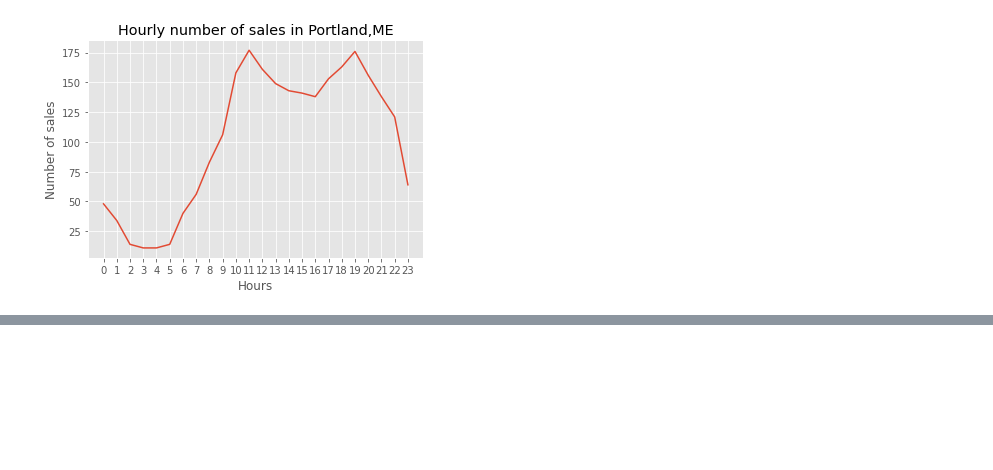
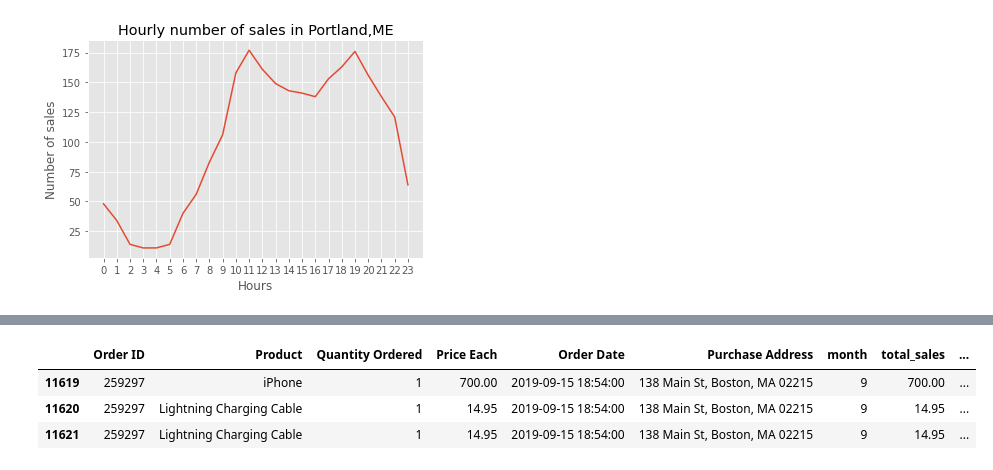
Before and after one commit to dishankkalra23/eCommerce-Sales-Analysis, a Jupyter notebook: Sales-Analysis.ipynb, the cells around one changed output, grey strips where cells are left out. Drawn from its saved outputs; the diff is of its cells as text; code cells hidden in the pictures; blank space fills up the shorter version.

```diff
--- a/Sales-Analysis.ipynb
+++ b/Sales-Analysis.ipynb
@@ -404,0 +427,7 @@ plt.show()
+# %%
+all_data[all_data['Order ID'] == 259297]
+# %% [output]
+|  | Order ID | Product | Quantity Ordered | Price Each | Order Date | Purchase Address | month | total_sales | ... |
+| 11619 | 259297 | iPhone | 1 | 700.00 | 2019-09-15 18:54:00 | 138 Main St, Boston, MA 02215 | 9 | 700.00 | ... |
+| 11620 | 259297 | Lightning Charging Cable | 1 | 14.95 | 2019-09-15 18:54:00 | 138 Main St, Boston, MA 02215 | 9 | 14.95 | ... |
+| 11621 | 259297 | Lightning Charging Cable | 1 | 14.95 | 2019-09-15 18:54:00 | 138 Main St, Boston, MA 02215 | 9 | 14.95 | ... |
```
Also changed, not shown: parts of 8 cells of this notebook.
